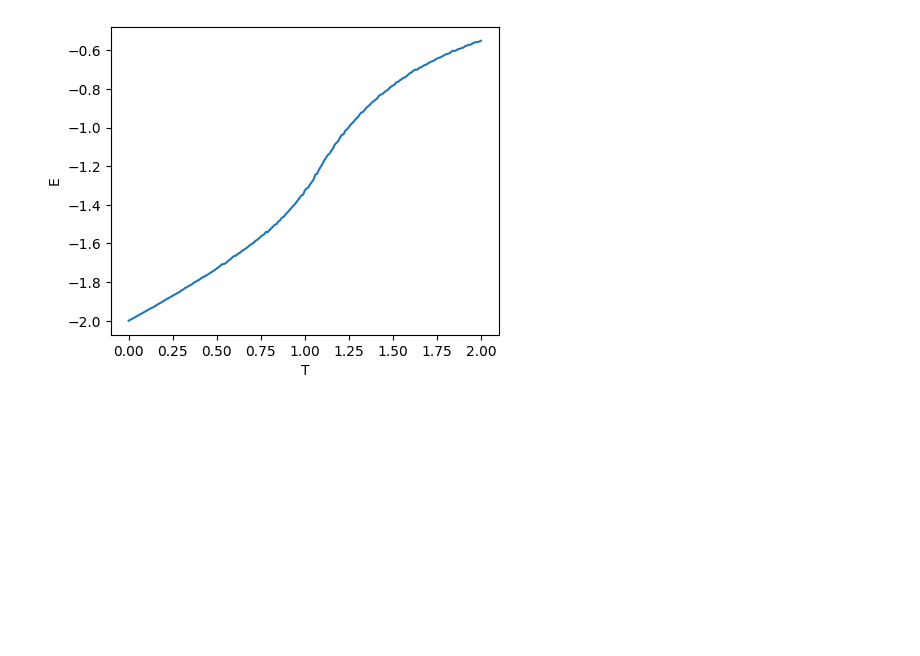
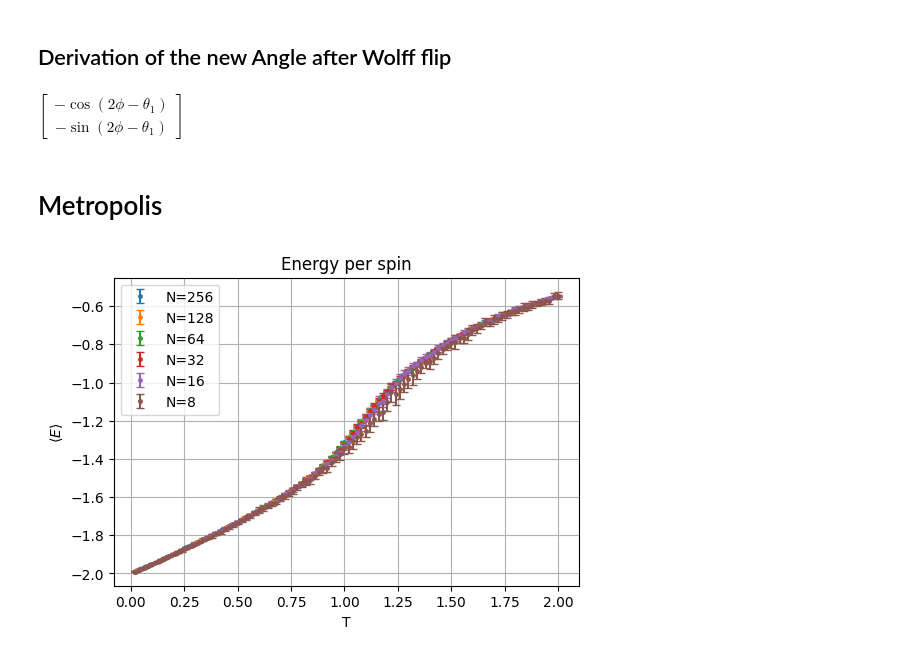
Before and after one commit to Naru-kami/xy-model, a Jupyter notebook: src/plots.ipynb, the cells around one changed output. Saved outputs shown, nothing was run; the diff lists cells and outputs as text; code cells hidden in the pictures; blank space fills up the shorter version.

Commit message:
generate full data and basic plot

```diff
--- a/src/plots.ipynb
+++ b/src/plots.ipynb
@@ -12,9 +25,37 @@ with h5py.File("data/data.hdf5") as F:
+# %% [markdown]
+## Derivation of the new Angle after Wolff flip
+# %%
+import sympy as sp
+
+theta1, phi = sp.symbols("theta_1 phi")
+
+# current spin angle
+sx = sp.Matrix([sp.cos(theta1), sp.sin(theta1)])
+# random reflection angle
+r = sp.Matrix([sp.cos(phi), sp.sin(phi)])
+
+# Wolff Formula
+p = sx - 2 * (sx.dot(r))*r
+p = sp.Matrix([p[0].simplify(), p[1].simplify()])
+
+# Sign flipped = 180° phase shift
+p
+# %% [output]
+$\displaystyle \left[\begin{matrix}- \cos{\left(2 \phi - \theta_{1} \right)}\\- \sin{\left(2 \phi - \theta_{1} \right)}\end{matrix}\right]$
+# %% [markdown]
+# Metropolis
 # %%
-plt.figure(figsize=(5,4))
+plt.figure(figsize=(6,4))
 plt.tight_layout()
-plt.plot(T, E)
+plt.title("Energy per spin")
+
+for i,e in enumerate(Metropolis.E):
+    plt.errorbar(T, e.mean(axis=1), e.std(axis=1), markersize=5, marker=".", linestyle='', capsize=3, label=f"N={gridSizes[i]}")
+
+plt.legend()
 plt.xlabel("T")
-plt.ylabel("E")
+plt.ylabel(r"$\langle E \rangle$")
+plt.grid()
 plt.show()
 # %% [output]
-[figure, old version]
+[figure, new version]
```
Also changed, not shown: parts of 9 cells of this notebook, 3 other files.
